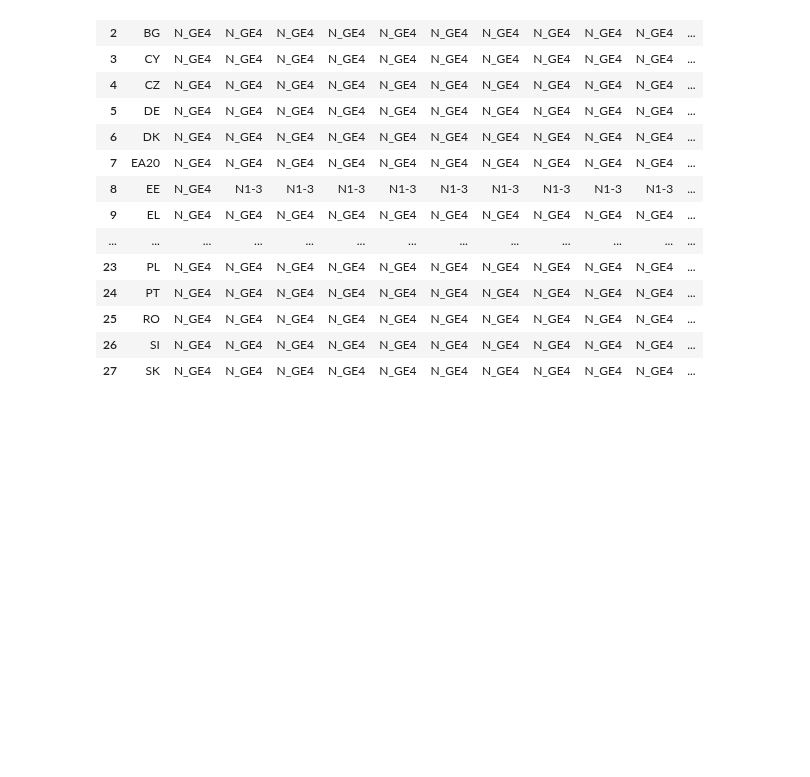
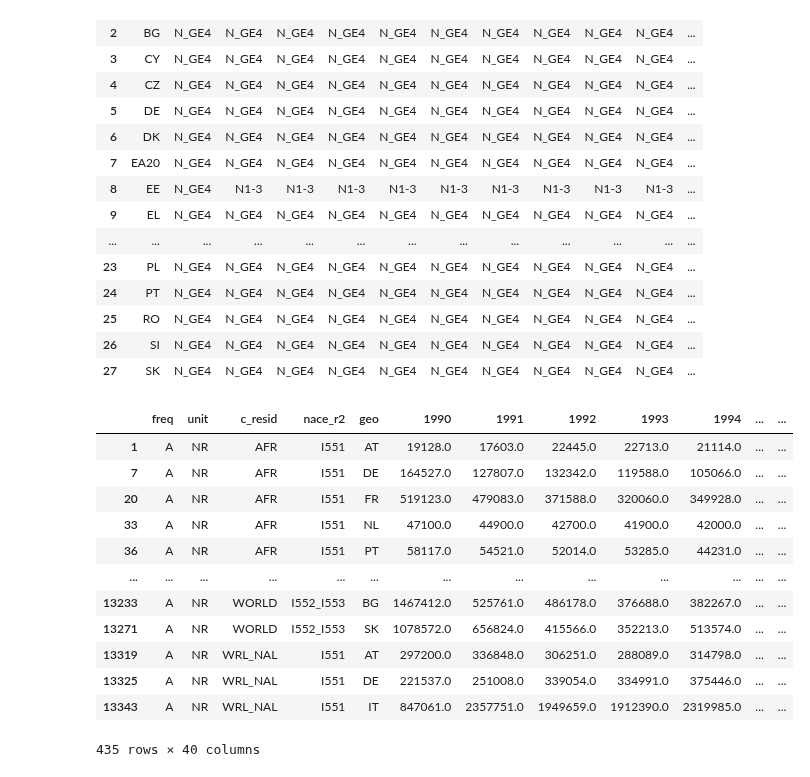
Before and after one commit to 0x4rt3m1s/EUFLOW, a Jupyter notebook: analysis.ipynb, the cells around one changed output. Cells and saved outputs as stored; diff of their text form; code cells hidden in the pictures; blank space fills up the shorter version.

```diff
--- a/analysis.ipynb
+++ b/analysis.ipynb
@@ -561,3 +577,19 @@ in_EU_id_max_night
 | 25 | RO | N_GE4 | N_GE4 | N_GE4 | N_GE4 | N_GE4 | N_GE4 | N_GE4 | N_GE4 | N_GE4 | N_GE4 | ... |
 | 26 | SI | N_GE4 | N_GE4 | N_GE4 | N_GE4 | N_GE4 | N_GE4 | N_GE4 | N_GE4 | N_GE4 | N_GE4 | ... |
 | 27 | SK | N_GE4 | N_GE4 | N_GE4 | N_GE4 | N_GE4 | N_GE4 | N_GE4 | N_GE4 | N_GE4 | N_GE4 | ... |
+# %%
+arnraw_cleaned
+# %% [output]
+|  | freq | unit | c_resid | nace_r2 | geo | 1990 | 1991 | 1992 | 1993 | 1994 | ... | ... |
+| 1 | A | NR | AFR | I551 | AT | 19128.0 | 17603.0 | 22445.0 | 22713.0 | 21114.0 | ... | ... |
+| 7 | A | NR | AFR | I551 | DE | 164527.0 | 127807.0 | 132342.0 | 119588.0 | 105066.0 | ... | ... |
+| 20 | A | NR | AFR | I551 | FR | 519123.0 | 479083.0 | 371588.0 | 320060.0 | 349928.0 | ... | ... |
+| 33 | A | NR | AFR | I551 | NL | 47100.0 | 44900.0 | 42700.0 | 41900.0 | 42000.0 | ... | ... |
+| 36 | A | NR | AFR | I551 | PT | 58117.0 | 54521.0 | 52014.0 | 53285.0 | 44231.0 | ... | ... |
+| ... | ... | ... | ... | ... | ... | ... | ... | ... | ... | ... | ... | ... |
+| 13233 | A | NR | WORLD | I552_I553 | BG | 1467412.0 | 525761.0 | 486178.0 | 376688.0 | 382267.0 | ... | ... |
+| 13271 | A | NR | WORLD | I552_I553 | SK | 1078572.0 | 656824.0 | 415566.0 | 352213.0 | 513574.0 | ... | ... |
+| 13319 | A | NR | WRL_NAL | I551 | AT | 297200.0 | 336848.0 | 306251.0 | 288089.0 | 314798.0 | ... | ... |
+| 13325 | A | NR | WRL_NAL | I551 | DE | 221537.0 | 251008.0 | 339054.0 | 334991.0 | 375446.0 | ... | ... |
+| 13343 | A | NR | WRL_NAL | I551 | IT | 847061.0 | 2357751.0 | 1949659.0 | 1912390.0 | 2319985.0 | ... | ... |
+435 rows × 40 columns
```
Also changed, not shown: parts of 5 cells of this notebook.
